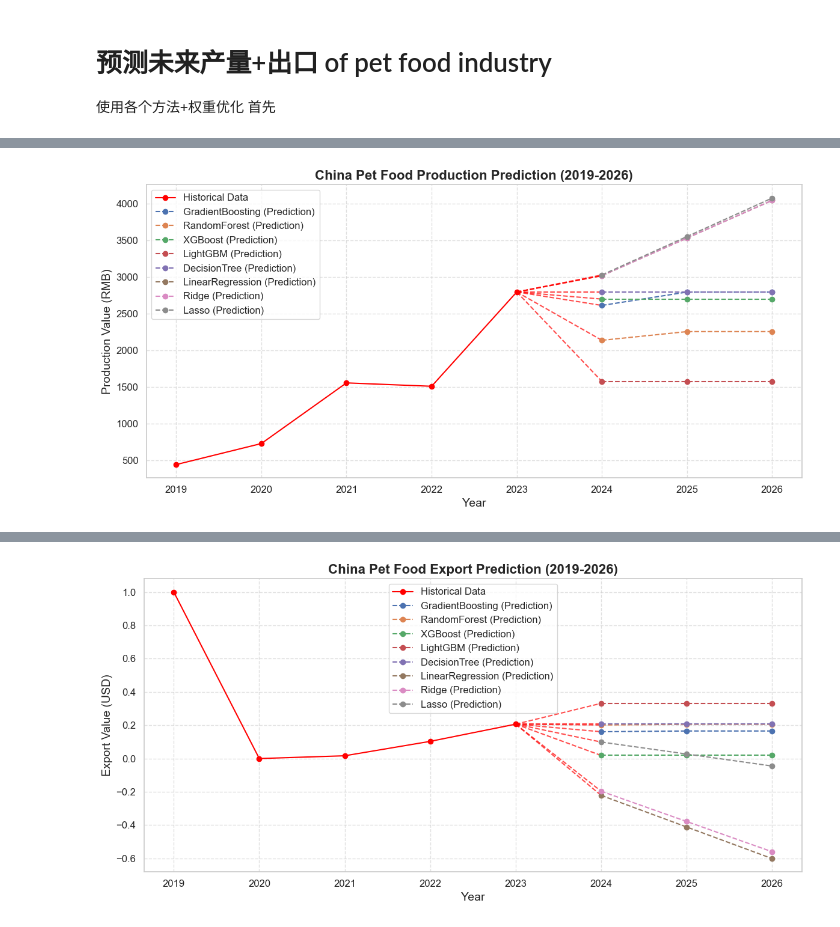
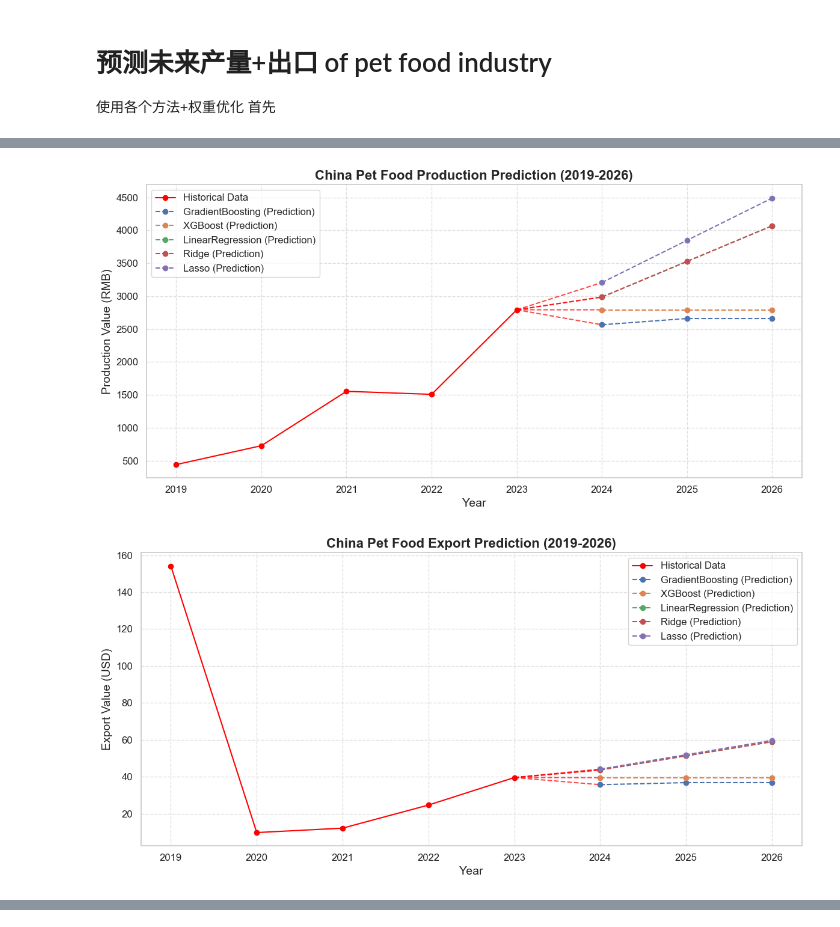
Before and after one commit to purpyviolet/APMCM_2024_C, a Jupyter notebook: Question3.ipynb, the cells around one changed output, grey strips where cells are left out. Cells and saved outputs as stored; diff of their text form; code cells hidden in the pictures.

```diff
--- a/Question3.ipynb
+++ b/Question3.ipynb
@@ -184,6 +184,8 @@ from xgboost import XGBRegressor
 from lightgbm import LGBMRegressor
 from sklearn.linear_model import LinearRegression, Ridge, Lasso
 import warnings
+from pyswarm import pso  # 可用 pip 安装：pip install pyswarm
+from sklearn.metrics import mean_squared_error
 warnings.filterwarnings("ignore")
 
 sns.set_theme(style="whitegrid")
@@ -196,10 +198,10 @@ features = ['中国宠物食品出口总值（美元）', '人口增长（年度
             '向高收入经济体的商品出口（占商品出口总额的百分比）', '宠物市场规模 (亿美元)', '总税率（占商业利润的百分比）',
             '狗(万)', '网络影响力指数', '食品出口（占商品出口的百分比）']
 # features = ['中国宠物食品出口总值（美元）','狗(万)']
-# features = []
+features = []
 # 初始化 Min-Max 标准化器
 scaler = MinMaxScaler()
-china_data[features] = scaler.fit_transform(china_data[features])
+#china_data[features] = scaler.fit_transform(china_data[features])
 
 target_production = '中国宠物食品总产值（人民币）'
 target_export = '中国宠物食品出口总值（美元）'
@@ -213,7 +215,7 @@ additional_data = {
     '宠物家庭渗透率': [0.18, 0.2, 0.2, 0.2, 0.22],
     '食品出口占比（百分比）': [2.8745, 2.6897, 2.3228, 2.3002, 2.4563],
     '进口物量指数': [120.23, 126.07, 134.64, 139.98, 145.32],
-    '人口增长率（年度百分比）': [0.3547, 0.2380, 0.0893, -0.0131, -0.1038],
+    # '人口增长率（年度百分比）': [0.3547, 0.2380, 0.0893, -0.0131, -0.1038],
     '人均GDP（现价美元）': [10143.86, 10408.72, 12617.51, 12662.58, 12614.06],
     '全球市场规模（美元 亿）': [1000, 1055, 1149.42, 1200, 1250],
     '能源价格指数': [90, 85, 88, 92, 95],
@@ -225,7 +227,7 @@ df = pd.DataFrame(additional_data)
 scaler = MinMaxScaler()
 
 # 对每一列单独进行 Min-Max 标准化
-additional_data = pd.DataFrame(scaler.fit_transform(df), columns=df.columns)
+# additional_data = pd.DataFrame(scaler.fit_transform(df), columns=df.columns)
 
 # 将新特征加入到 DataFrame
 for key, values in additional_data.items():
@@ -271,16 +273,16 @@ for feature_idx, feature in enumerate(X.columns):
 future_data = future_data_predictions.values
 
 
-X_train, X_test, y_train_prod, y_test_prod = train_test_split(X_normalized, y_production, test_size=0.2, random_state=42)
-_, _, y_train_exp, y_test_exp = train_test_split(X_normalized, y_export, test_size=0.2, random_state=42)
+X_train, X_test, y_train_prod, y_test_prod = train_test_split(X_normalized[1:], y_production[1:], test_size=0.25, random_state=42)
+_, _, y_train_exp, y_test_exp = train_test_split(X_normalized[1:], y_export[1:], test_size=0.25, random_state=42)
 
 # 模型字典
 models = {
     'GradientBoosting': GradientBoostingRegressor(random_state=42),
-    'RandomForest': RandomForestRegressor(random_state=42),
+    #'RandomForest': RandomForestRegressor(random_state=42),
     'XGBoost': XGBRegressor(random_state=42, eval_metric='rmse'),
-    'LightGBM': LGBMRegressor(random_state=42),
-    'DecisionTree': DecisionTreeRegressor(random_state=42),
+    #'LightGBM': LGBMRegressor(random_state=42),
+    #'DecisionTree': DecisionTreeRegressor(random_state=42),
     'LinearRegression': LinearRegression(),
     'Ridge': Ridge(random_state=42),
     'Lasso': Lasso(random_state=42)
@@ -289,10 +291,10 @@ models = {
 # 参数网格字典
 param_grid = {
     'GradientBoosting': {'n_estimators': [100, 200], 'learning_rate': [0.05, 0.1], 'max_depth': [3, 4]},
-    'RandomForest': {'n_estimators': [100, 200], 'max_depth': [10, 20]},
+    'RandomForest': {'n_estimators': [100, 200], 'max_depth': [3, 5]},
     'XGBoost': {'n_estimators': [100, 200], 'learning_rate': [0.05, 0.1]},
-    'LightGBM': {'n_estimators': [100, 200], 'learning_rate': [0.05, 0.1]},
-    'DecisionTree': {'max_depth': [5, 10, 20]},
+    #'LightGBM': {'n_estimators': [100, 200], 'learning_rate': [0.05, 0.1]},
+    #'DecisionTree': {'max_depth': [5, 10, 20]},
     'LinearRegression': {},  # 无需调参
     'Ridge': {'alpha': [1e-5, 1e-3, 1e-1, 1, 10, 100]},
     'Lasso': {'alpha': [0.01, 0.1, 1, 10]}   # 套索回归的正则化参数 alpha
@@ -304,6 +306,51 @@ for name, model in models.items():
                                scoring='neg_mean_squared_error', n_jobs=-1)
     grid_search.fit(X_train, y_train_prod)
     best_models[name] = grid_search.best_estimator_
+
+# 获取每个模型的预测
+model_predictions = {}
+for name, model in best_models.items():
+    model.fit(X_train, y_train_prod)
+    model_predictions[name] = model.predict(X_test)
+
+# 将模型预测值转换为 NumPy 数组（列表示每个模型的预测）
+predictions_array = np.array(list(model_predictions.values())).T
+
+# 定义目标函数（MSE）
+def objective_function(weights):
+    # 归一化权重，使其总和为1
+    weights = np.array(weights)
+    weights /= weights.sum()
+
+    # 加权预测值
+    weighted_prediction = np.dot(predictions_array, weights)
+
+    # 计算均方误差（MSE）
+    mse = mean_squared_error(y_test_prod, weighted_prediction)
+    return mse
+
+# 定义PSO的边界和初始参数
+num_models = len(best_models)
+lb = [0] * num_models  # 权重下界
+ub = [1] * num_models  # 权重上界
+
+# 运行粒子群优化
+best_weights, best_mse = pso(objective_function, lb, ub, swarmsize=50, maxiter=100)
+
+# 输出最优结果
+print("最优权重：", best_weights / best_weights.sum())
+print("最优MSE：", best_mse)
+
+# 加权预测
+optimal_weights = best_weights / best_weights.sum()  # 归一化权重
+final_prediction = np.dot(predictions_array, optimal_weights)
+
+# 计算最终的评估指标
+final_mse = mean_squared_error(y_test_prod, final_prediction)
+print("最终模型的MSE：", final_mse)
+
+
+
 
 # 未来预测
 years_extended = np.append(china_data['宠物/年份'], [2024, 2025, 2026])
@@ -412 +446,2 @@ for year, preds in zip(range(2024, 2027), zip(*future_predictions_exp.values()))
-[figure, old version]
+[figure, new version]
+[figure, new version]
@@ -430 +456,0 @@ for year, preds in zip(range(2024, 2027), zip(*future_predictions_exp.values()))
-[figure, old version]
```
Also changed, not shown: parts of 1 cell of this notebook, 3 other files.
